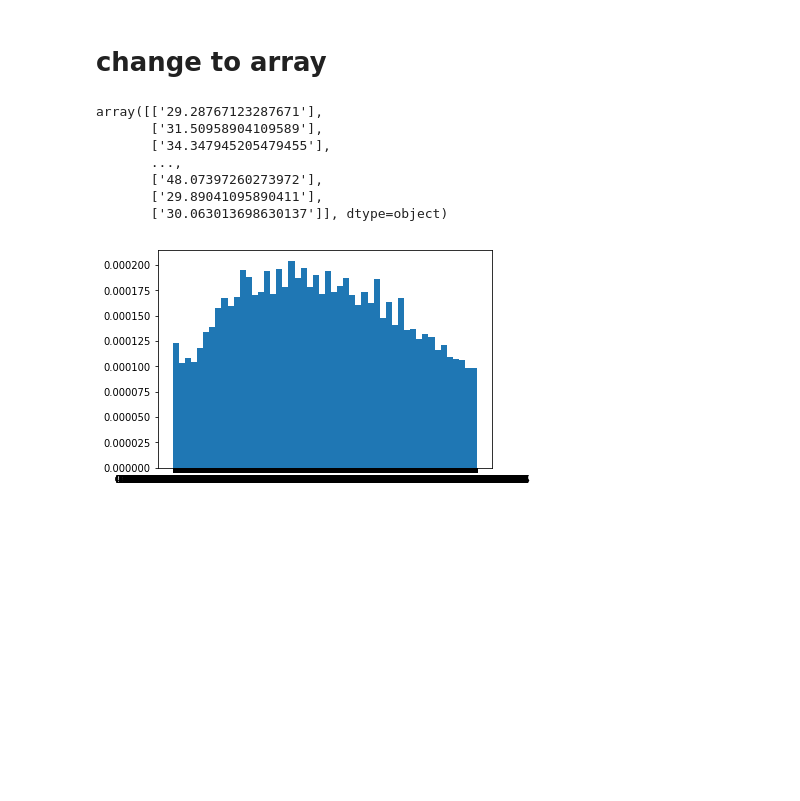
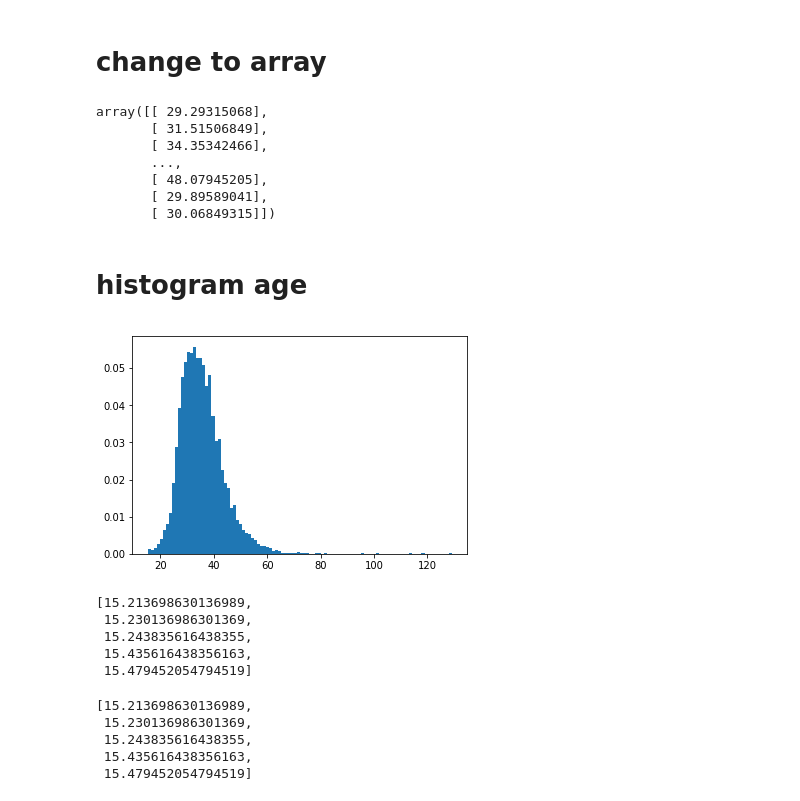
Before and after one commit to Kanbc/recommender-systems, a Jupyter notebook: explore/user.ipynb, the cells around one changed output. Cells and saved outputs as stored; diff of their text form; code cells hidden in the pictures; blank space fills up the shorter version.

Commit message:
explore_user

```diff
--- a/explore/user.ipynb
+++ b/explore/user.ipynb
@@ -51,23 +59,45 @@ users[:5]
  # change to array
 # %%
 
-age=users.as_matrix(columns=users.columns[3:])
-age
+age_array=users_all.as_matrix(columns=users_all.columns[3:])
+age_array
 # %% [output]
-array([['29.28767123287671'],
-       ['31.50958904109589'],
-       ['34.347945205479455'],
+array([[ 29.29315068],
+       [ 31.51506849],
+       [ 34.35342466],
        ...,
-       ['48.07397260273972'],
-       ['29.89041095890411'],
-       ['30.063013698630137']], dtype=object)
+       [ 48.07945205],
+       [ 29.89589041],
+       [ 30.06849315]])
+# %% [markdown]
+# histogram age
 # %%
 import matplotlib.pyplot as plt
 import numpy as np
 
-plot_age = age
-plt.hist(plot_age, normed=True, bins=50)
+plot_age = age_array
+plt.hist(plot_age, normed=True, bins=100)
 
 plt.show()
 # %% [output]
-[figure, old version]
+[figure, new version]
+# %%
+h = sorted(users_all['Age_dirt'])
+
+h[:5]
+# %% [output]
+[15.213698630136989,
+ 15.230136986301369,
+ 15.243835616438355,
+ 15.435616438356163,
+ 15.479452054794519]
+# %%
+f = sorted(users_all['Age_dirt'])
+
+f[:5]
+# %% [output]
+[15.213698630136989,
+ 15.230136986301369,
+ 15.243835616438355,
+ 15.435616438356163,
+ 15.479452054794519]
```
Also changed, not shown: parts of 17 cells of this notebook.
